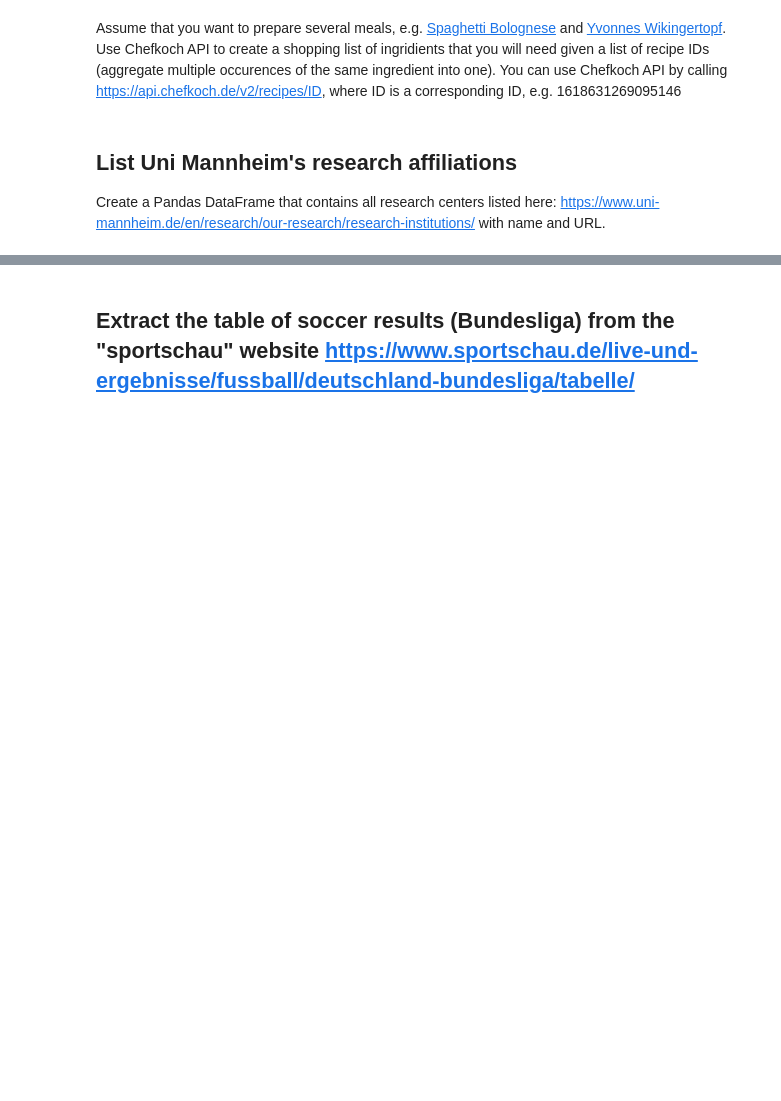
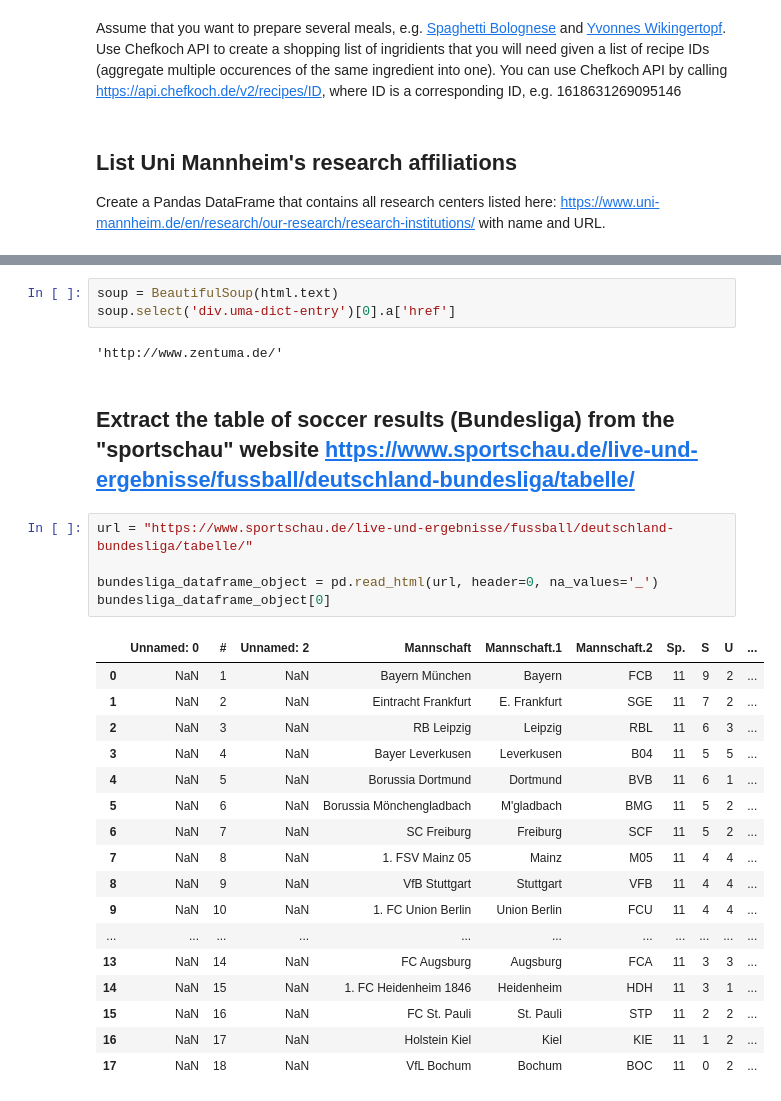
Before and after one commit to andy7622y/myfb, a Jupyter notebook: IS557/Exercise 11.ipynb, the cells around one changed output, grey strips where cells are left out. Drawn from its saved outputs; the diff is of its cells as text; blank space fills up the shorter version.

```diff
--- a/IS557/Exercise 11.ipynb
+++ b/IS557/Exercise 11.ipynb
@@ -22,2 +37,30 @@ Create a Pandas DataFrame that contains all research centers listed here: https:
+# %%
+soup = BeautifulSoup(html.text)
+soup.select('div.uma-dict-entry')[0].a['href']
+# %% [output]
+'http://www.zentuma.de/'
 # %% [markdown]
 ## Extract the table of soccer results (Bundesliga) from the "sportschau" website https://www.sportschau.de/live-und-ergebnisse/fussball/deutschland-bundesliga/tabelle/
+# %%
+url = "https://www.sportschau.de/live-und-ergebnisse/fussball/deutschland-bundesliga/tabelle/"
+
+bundesliga_dataframe_object = pd.read_html(url, header=0, na_values='_')
+bundesliga_dataframe_object[0]
+# %% [output]
+|  | Unnamed: 0 | # | Unnamed: 2 | Mannschaft | Mannschaft.1 | Mannschaft.2 | Sp. | S | U | ... |
+| 0 | NaN | 1 | NaN | Bayern München | Bayern | FCB | 11 | 9 | 2 | ... |
+| 1 | NaN | 2 | NaN | Eintracht Frankfurt | E. Frankfurt | SGE | 11 | 7 | 2 | ... |
+| 2 | NaN | 3 | NaN | RB Leipzig | Leipzig | RBL | 11 | 6 | 3 | ... |
+| 3 | NaN | 4 | NaN | Bayer Leverkusen | Leverkusen | B04 | 11 | 5 | 5 | ... |
+| 4 | NaN | 5 | NaN | Borussia Dortmund | Dortmund | BVB | 11 | 6 | 1 | ... |
+| 5 | NaN | 6 | NaN | Borussia Mönchengladbach | M'gladbach | BMG | 11 | 5 | 2 | ... |
+| 6 | NaN | 7 | NaN | SC Freiburg | Freiburg | SCF | 11 | 5 | 2 | ... |
+| 7 | NaN | 8 | NaN | 1. FSV Mainz 05 | Mainz | M05 | 11 | 4 | 4 | ... |
+| 8 | NaN | 9 | NaN | VfB Stuttgart | Stuttgart | VFB | 11 | 4 | 4 | ... |
+| 9 | NaN | 10 | NaN | 1. FC Union Berlin | Union Berlin | FCU | 11 | 4 | 4 | ... |
+| ... | ... | ... | ... | ... | ... | ... | ... | ... | ... | ... |
+| 13 | NaN | 14 | NaN | FC Augsburg | Augsburg | FCA | 11 | 3 | 3 | ... |
+| 14 | NaN | 15 | NaN | 1. FC Heidenheim 1846 | Heidenheim | HDH | 11 | 3 | 1 | ... |
+| 15 | NaN | 16 | NaN | FC St. Pauli | St. Pauli | STP | 11 | 2 | 2 | ... |
+| 16 | NaN | 17 | NaN | Holstein Kiel | Kiel | KIE | 11 | 1 | 2 | ... |
+| 17 | NaN | 18 | NaN | VfL Bochum | Bochum | BOC | 11 | 0 | 2 | ... |
```
Also changed, not shown: parts of 3 cells of this notebook.
